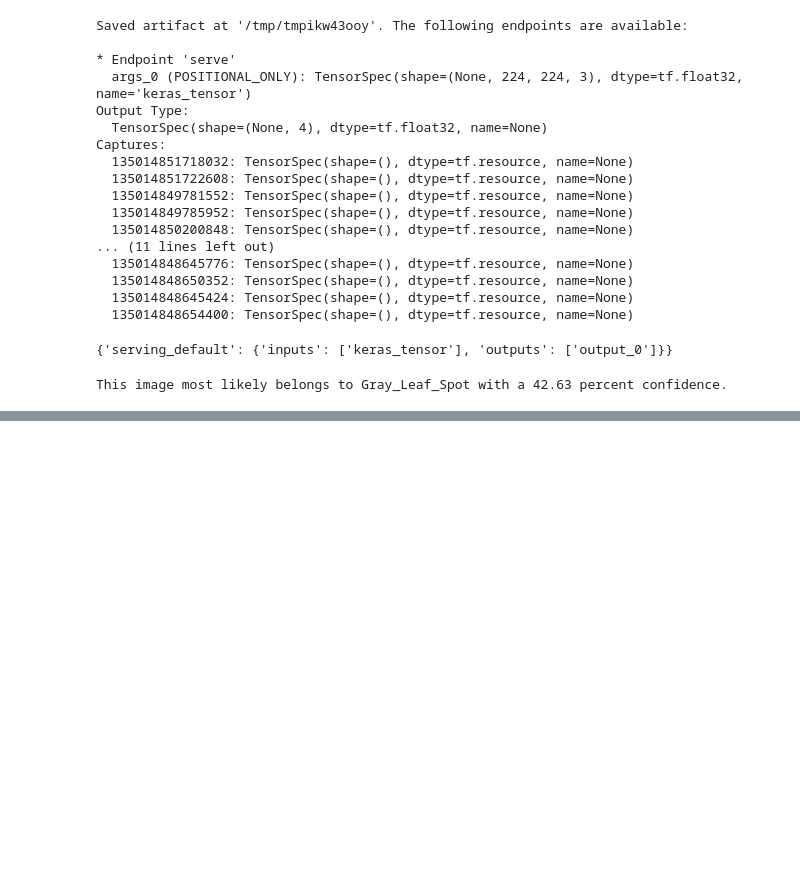
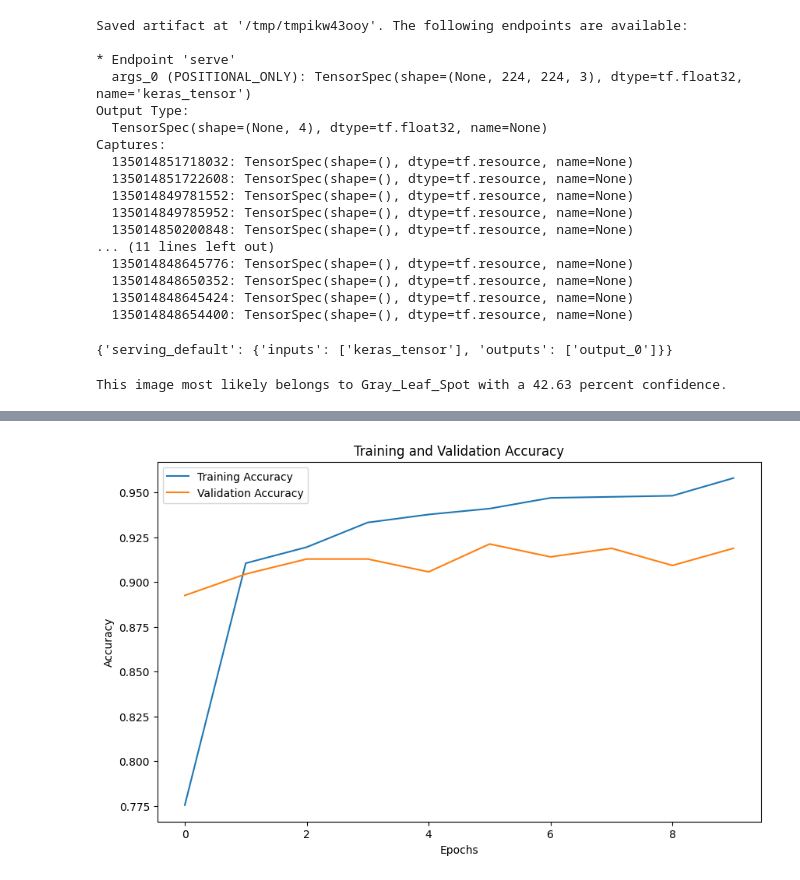
Before and after one commit to poojamahajan0712/Data-Science-Portfolio, a Jupyter notebook: Computer Vision/Corn_Disease_Detection/CornDiseaseDetection.ipynb, the cells around one changed output, grey strips where cells are left out. Saved outputs shown, nothing was run; the diff lists cells and outputs as text; code cells hidden in the pictures; blank space fills up the shorter version.

```diff
--- a/Computer Vision/Corn_Disease_Detection/CornDiseaseDetection.ipynb
+++ b/Computer Vision/Corn_Disease_Detection/CornDiseaseDetection.ipynb
@@ -346,0 +322,5 @@ This image most likely belongs to Gray_Leaf_Spot with a 42.63 percent confidence
+# %%
+base_model = tf.keras.applications.MobileNetV2(input_shape=(224,224,3),
+                                               include_top=False,
+                                               weights='imagenet')
+base_model.trainable = False
@@ -346,0 +355,12 @@ This image most likely belongs to Gray_Leaf_Spot with a 42.63 percent confidence
+# %%
+preprocess_input = tf.keras.applications.mobilenet_v2.preprocess_input ## even rescaling can also be used
+global_average_layer = tf.keras.layers.GlobalAveragePooling2D()
+prediction_layer = tf.keras.layers.Dense(4, activation='softmax')
+
+inputs = tf.keras.Input(shape=(224, 224, 3))
+x = preprocess_input(inputs)
+x = base_model(x, training=False)
+x = global_average_layer(x)
+x = tf.keras.layers.Dropout(0.2)(x)
+outputs = prediction_layer(x)
+model = tf.keras.Model(inputs, outputs)
@@ -346,0 +392,5 @@ This image most likely belongs to Gray_Leaf_Spot with a 42.63 percent confidence
+# %%
+
+model.compile(optimizer='adam',
+              loss=tf.keras.losses.SparseCategoricalCrossentropy(),
+              metrics=['accuracy'])
@@ -346,0 +407,4 @@ This image most likely belongs to Gray_Leaf_Spot with a 42.63 percent confidence
+# %%
+history = model.fit(train_ds,
+                    epochs=10,
+                    validation_data=val_ds)
@@ -346,0 +448,16 @@ This image most likely belongs to Gray_Leaf_Spot with a 42.63 percent confidence
+# %%
+# Extract loss and validation loss from history
+acc = history.history['accuracy']
+val_acc = history.history['val_accuracy']
+
+# Plot training and validation loss
+plt.figure(figsize=(10, 6))
+plt.plot(acc, label='Training Accuracy')
+plt.plot(val_acc, label='Validation Accuracy')
+plt.title('Training and Validation Accuracy')
+plt.xlabel('Epochs')
+plt.ylabel('Accuracy')
+plt.legend()
+plt.show()
+# %% [output]
+[figure, added]
```
Also changed, not shown: parts of 10 cells of this notebook.
